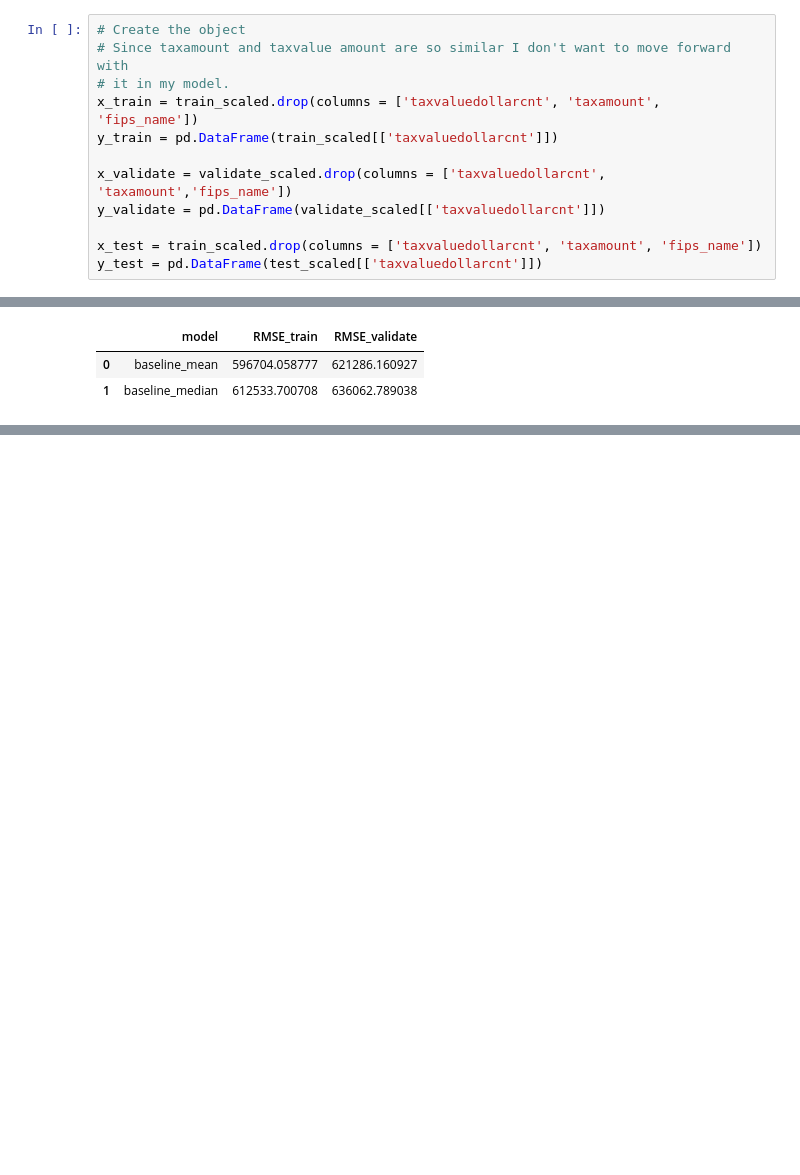
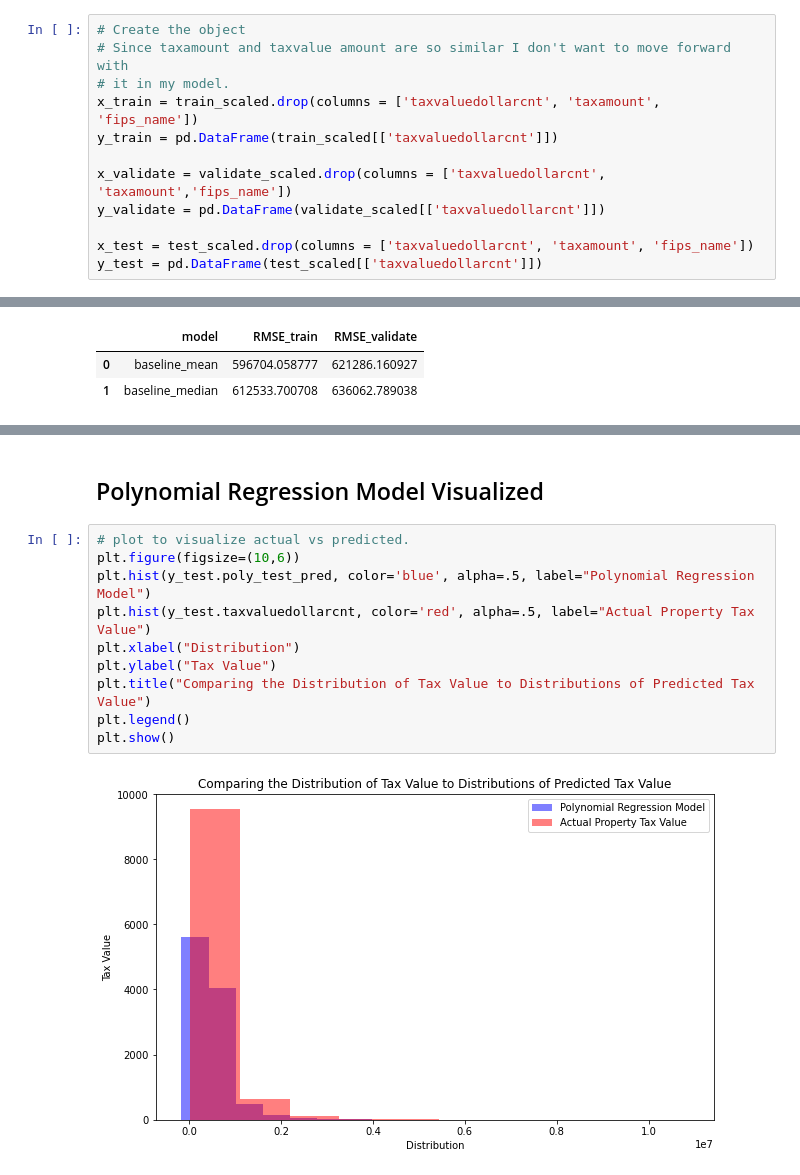
Before and after one commit to paigerackley/zillow-regression-project, a Jupyter notebook: final_notebook.ipynb, the cells around one changed output, grey strips where cells are left out. Cells and saved outputs as stored; diff of their text form; blank space fills up the shorter version.

```diff
--- a/final_notebook.ipynb
+++ b/final_notebook.ipynb
@@ -223,7 +226,7 @@ y_train = pd.DataFrame(train_scaled[['taxvaluedollarcnt']])
 x_validate = validate_scaled.drop(columns = ['taxvaluedollarcnt', 'taxamount','fips_name'])
 y_validate = pd.DataFrame(validate_scaled[['taxvaluedollarcnt']])
 
-x_test = train_scaled.drop(columns = ['taxvaluedollarcnt', 'taxamount', 'fips_name'])
+x_test = test_scaled.drop(columns = ['taxvaluedollarcnt', 'taxamount', 'fips_name'])
 y_test = pd.DataFrame(test_scaled[['taxvaluedollarcnt']])
 # %% [markdown]
 ## Setting Up The Baseline
@@ -349,0 +363,14 @@ ValueError: Length of values (29071) does not match length of index (10383)
+# %% [markdown]
+## Polynomial Regression Model Visualized
+# %%
+# plot to visualize actual vs predicted.
+plt.figure(figsize=(10,6))
+plt.hist(y_test.poly_test_pred, color='blue', alpha=.5, label="Polynomial Regression Model")
+plt.hist(y_test.taxvaluedollarcnt, color='red', alpha=.5, label="Actual Property Tax Value")
+plt.xlabel("Distribution")
+plt.ylabel("Tax Value")
+plt.title("Comparing the Distribution of Tax Value to Distributions of Predicted Tax Value")
+plt.legend()
+plt.show()
+# %% [output]
+[figure, added]
```
Also changed, not shown: parts of 30 cells of this notebook.
